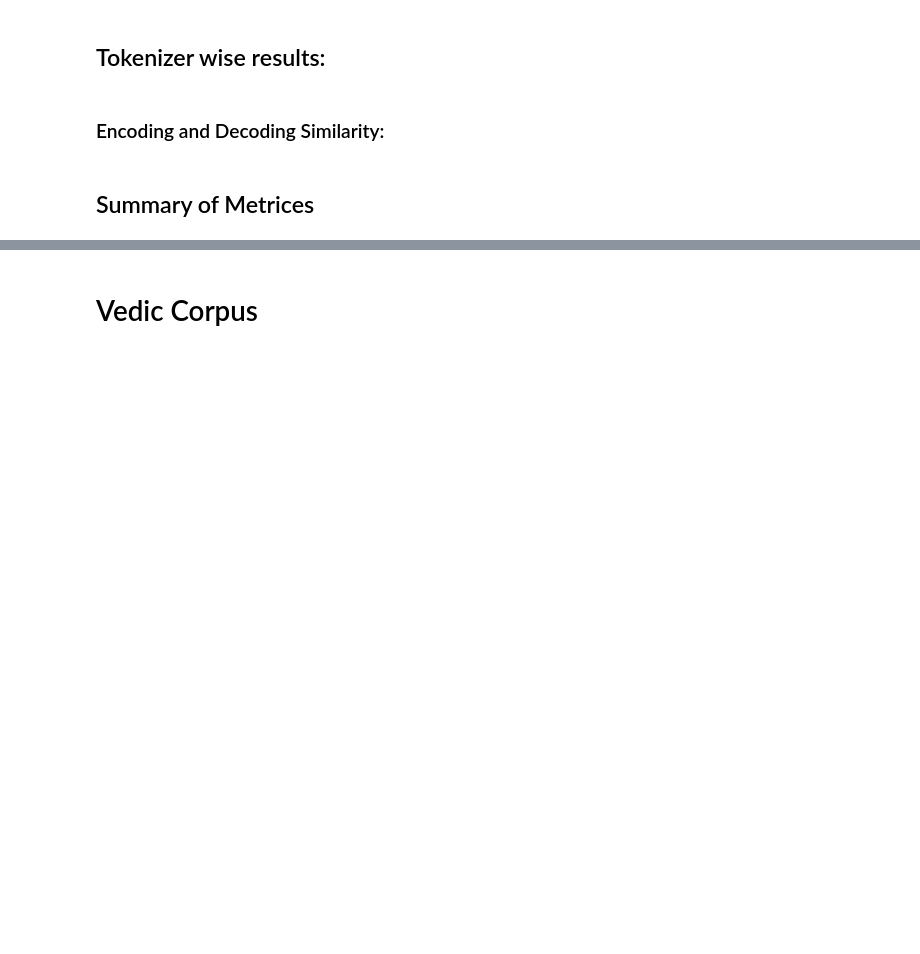
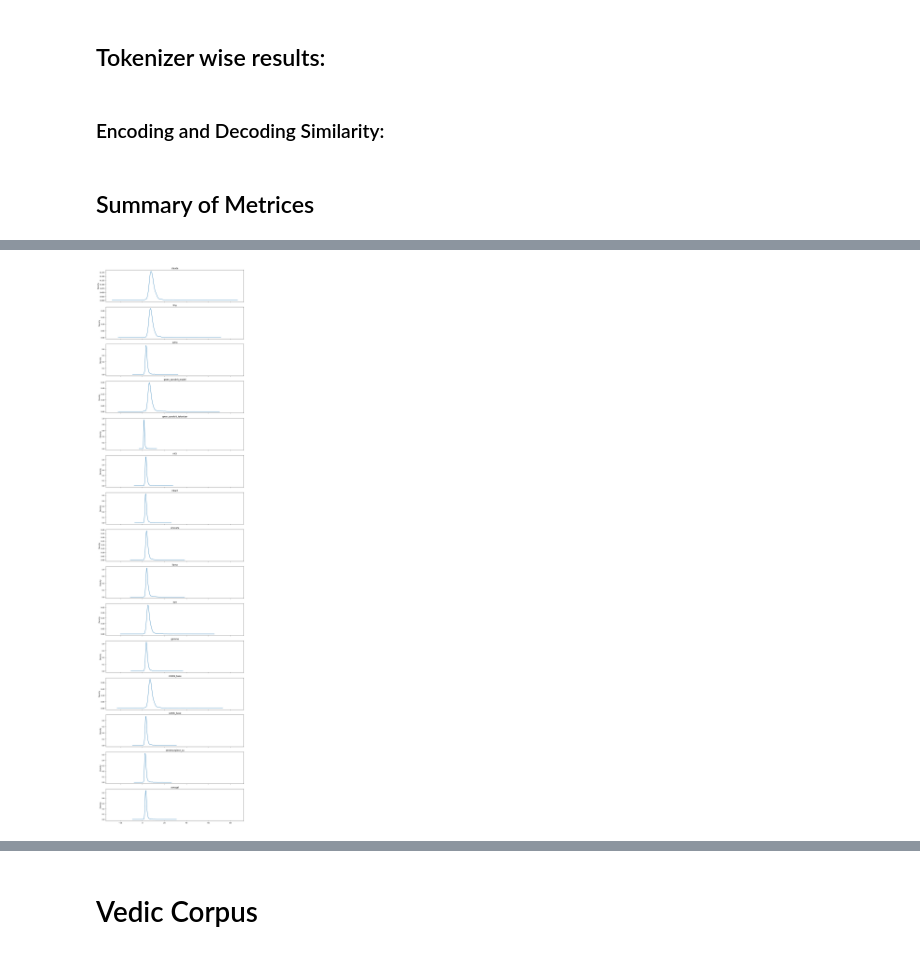
Before and after one commit to NikhilaGadge/Sanskrit_Tokenizers_Evaluation, a Jupyter notebook: Sanskrit_Tokenization_Evaluation.ipynb, the cells around one changed output, grey strips where cells are left out. Drawn from its saved outputs; the diff is of its cells as text; code cells hidden in the pictures; blank space fills up the shorter version.

```diff
--- a/Sanskrit_Tokenization_Evaluation.ipynb
+++ b/Sanskrit_Tokenization_Evaluation.ipynb
@@ -669,0 +766,27 @@ plt.show()
+# %%
+import matplotlib.pyplot as plt
+
+tokenizers = df["tokenizer"].unique()
+
+fig, axes = plt.subplots(
+    len(tokenizers),
+    1,
+    figsize=(12, 3*len(tokenizers)),
+    sharex=True
+)
+
+for ax, tok in zip(axes, tokenizers):
+
+    subset = df[df["tokenizer"] == tok]
+
+    subset["fertility"].plot(
+        kind="kde",
+        ax=ax
+    )
+
+    ax.set_title(tok)
+
+plt.tight_layout()
+plt.show()
+# %% [output]
+[figure, added]
```
Also changed, not shown: parts of 6 cells of this notebook.
